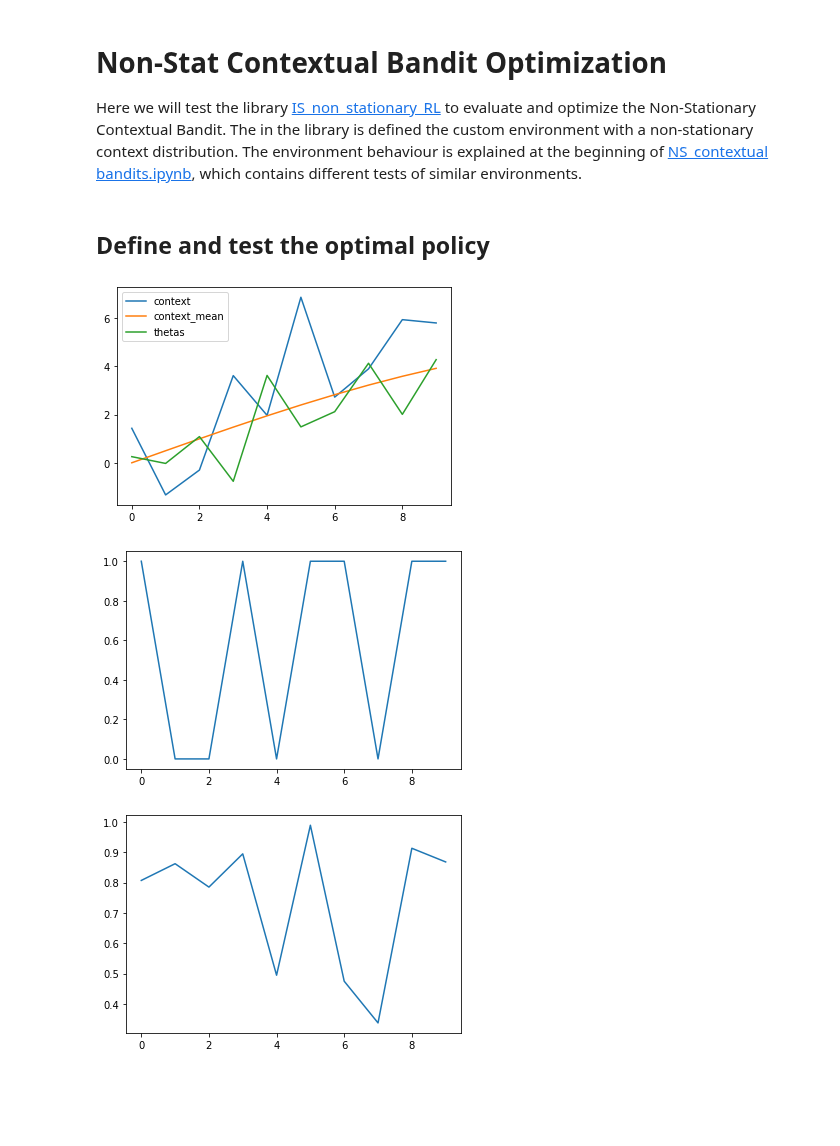
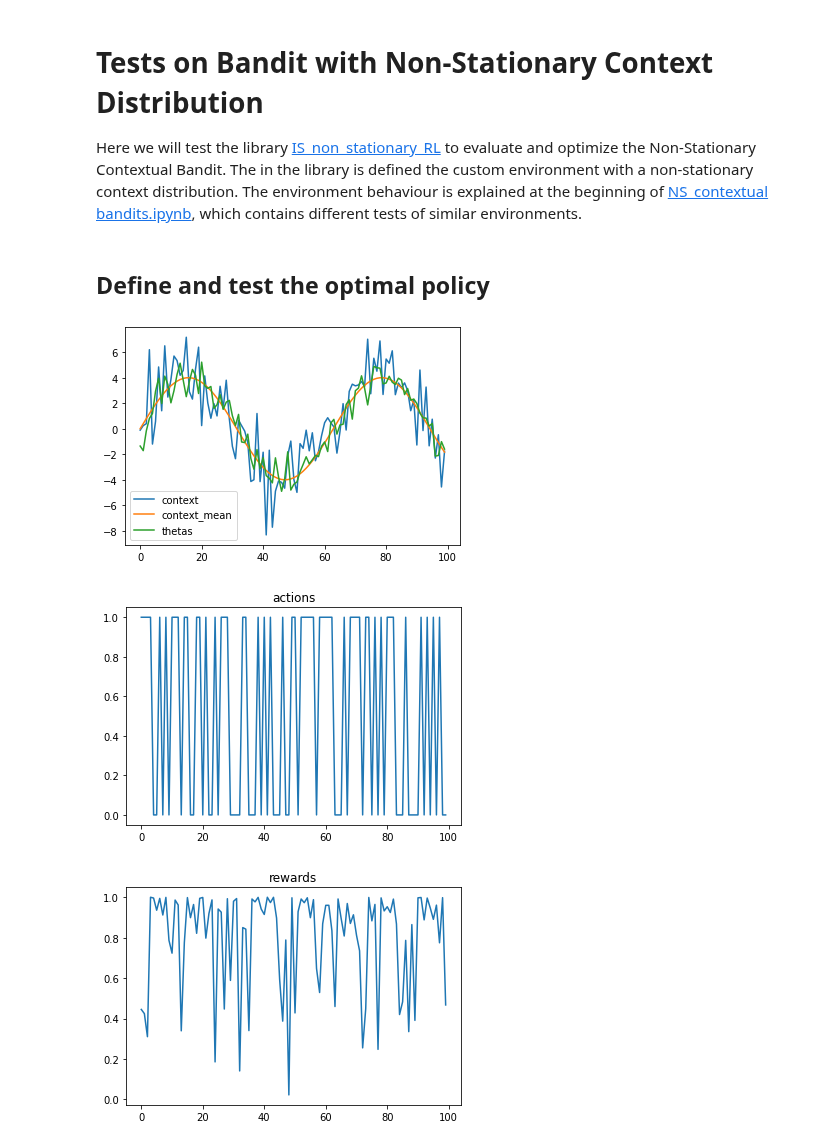
Before and after one commit to francescovidaich964/Como_lake, a Jupyter notebook: bandit_tests/optimization_NS_contextual_bandit.ipynb, the cells around one changed output. Drawn from its saved outputs; the diff is of its cells as text; code cells hidden in the pictures; blank space fills up the shorter version.

```diff
--- a/bandit_tests/optimization_NS_contextual_bandit.ipynb
+++ b/bandit_tests/optimization_NS_contextual_bandit.ipynb
@@ -1,5 +1,5 @@
 # %% [markdown]
-# Non-Stat Contextual Bandit Optimization
+# Tests on Bandit with Non-Stationary Context Distribution
 Here we will test the library [IS_non_stationary_RL](https://github.com/pierresdr/IS_non_stationary_RL) to evaluate and optimize the Non-Stationary Contextual Bandit.
 The in the library is defined the custom environment with a non-stationary context distribution. The environment behaviour is explained at the beginning of [NS_contextual bandits.ipynb](./non-stat_contextual_bandits.ipynb), which contains different tests of similar environments.
 # %%
@@ -33,7 +33,7 @@ def play_nu(nu, env, n_steps):
     theta_means      = np.zeros(n_steps)
 
     x_t = env.reset()
-    for t in tqdm(range(n_steps)):
+    for t in range(n_steps):
 
         policy = nu.sample_policy(t)
 
@@ -52,23 +52,25 @@ def play_nu(nu, env, n_steps):
     #return MIS_bh_estimation(nu, thetas, rewards, alpha=n_steps, beta=1)
     return contexts, thetas, rewards, actions, non_stat_process, theta_means
 # %%
-nu = Hyperpolicy(Policy, sigma_theta=1, A=5, psi=0, phi=0.1)
-env = ContextualBandit(mean_reward=True, sigma_x=2, A=5, psi=0, phi=0.1)
+nu = Hyperpolicy(Policy, sigma_theta=1, A=4, psi=0, phi=0.1)
+env = ContextualBandit(mean_reward=True, sigma_x=2, A=4, psi=0, phi=0.1)
 
-contexts, thetas, rewards, actions, non_stat_process, theta_means = play_nu(nu, env, 10)
+contexts, thetas, rewards, actions, non_stat_process, theta_means = play_nu(nu, env, 100)
 
 plt.plot(contexts, label='context')
 plt.plot(non_stat_process, label='context_mean')
 plt.plot(thetas, label='thetas')
 plt.legend()
 plt.show()
 
 plt.plot(actions)
+plt.title('actions')
 plt.show()
 
 plt.plot(rewards)
+plt.title('rewards')
 plt.show()
 # %% [output]
-[figure, old version]
+[figure, new version]
-[figure, old version]
+[figure, new version]
-[figure, old version]
+[figure, new version]
```
Also changed, not shown: parts of 10 cells of this notebook, 7 other files.
